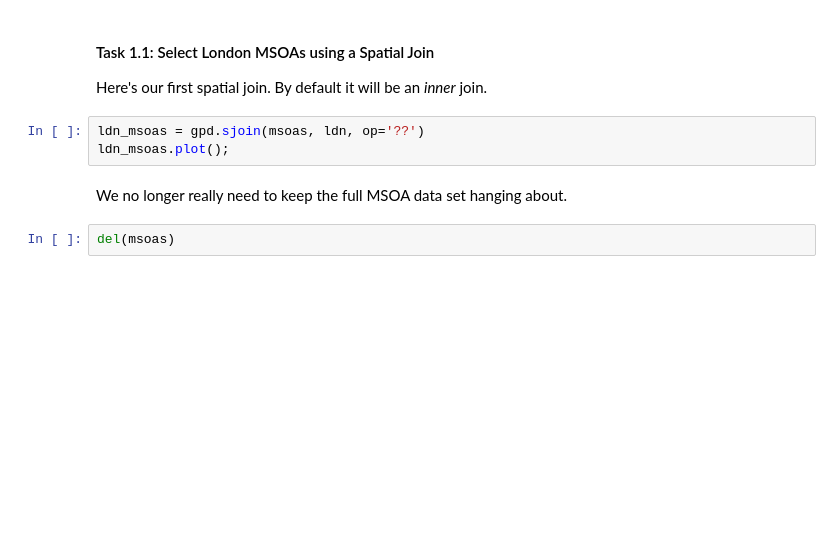
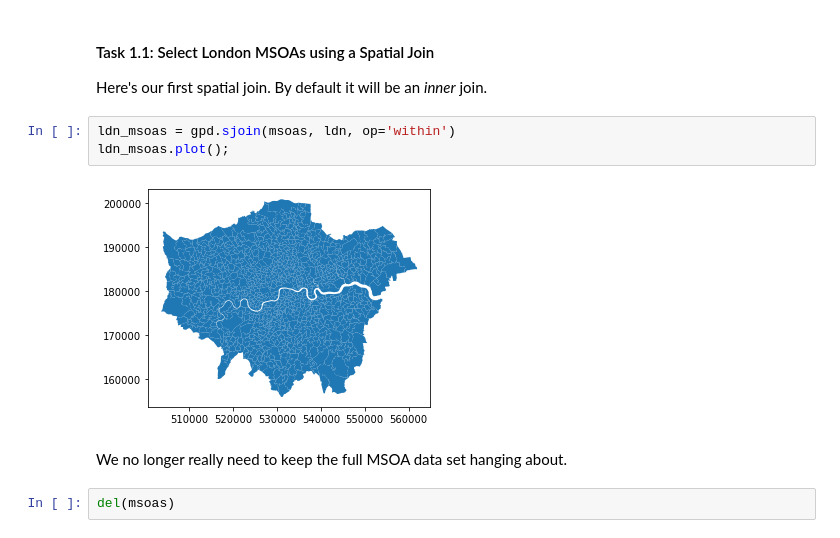
Before and after one commit to Lingweiz1998/2020_CASA_i2p_prac_notebook, a Jupyter notebook: Practical-08-Visualising_Data.ipynb, the cells around one changed output. Cells and saved outputs as stored; diff of their text form; blank space fills up the shorter version.

```diff
--- a/Practical-08-Visualising_Data.ipynb
+++ b/Practical-08-Visualising_Data.ipynb
@@ -46,8 +56,10 @@ ldn.plot();
 
 Here's our first spatial join. By default it will be an _inner_ join.
 # %%
-ldn_msoas = gpd.sjoin(msoas, ldn, op='??')
+ldn_msoas = gpd.sjoin(msoas, ldn, op='within')
 ldn_msoas.plot();
+# %% [output]
+[figure, added]
 # %% [markdown]
 We no longer really need to keep the full MSOA data set hanging about.
 # %%
```
Also changed, not shown: parts of 32 cells of this notebook, 1 other file.
